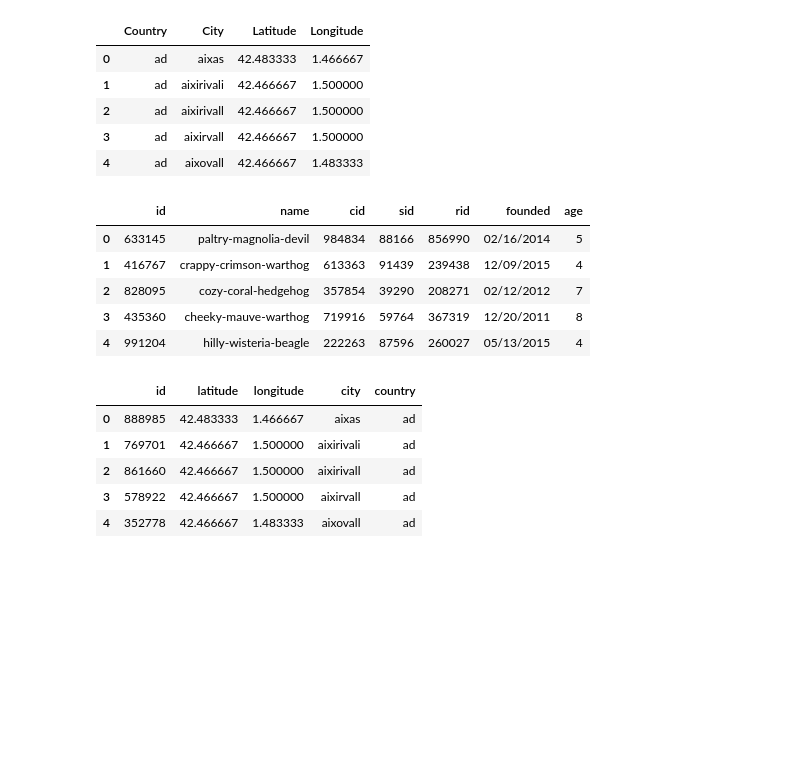
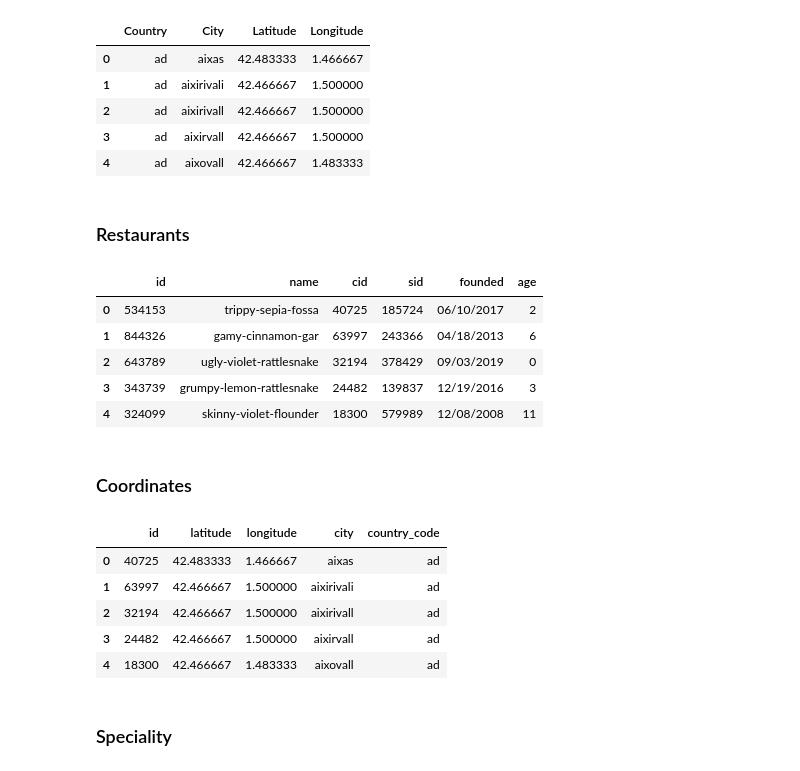
Before and after one commit to evsantor/data_minig, a Jupyter notebook: data_mining_2.ipynb, the cells around one changed output. Cells and saved outputs as stored; diff of their text form; code cells hidden in the pictures; blank space fills up the shorter version.

```diff
--- a/data_mining_2.ipynb
+++ b/data_mining_2.ipynb
@@ -59,46 +59,51 @@ df_lat.head(5)
 | 2 | ad | aixirivall | 42.466667 | 1.500000 |
 | 3 | ad | aixirvall | 42.466667 | 1.500000 |
 | 4 | ad | aixovall | 42.466667 | 1.483333 |
+# %% [markdown]
+### Restaurants
 # %%
-restaurant_df = pd.DataFrame(columns=['id', 'name', 'cid', 'sid', 'rid', 'founded', 'age'])
+restaurant_df = pd.DataFrame(columns=['id', 'name', 'cid', 'sid', 'founded', 'age'])
 
 
 for i in range(df_lat.shape[0]):
     r_date = random_date("01/01/2008", "12/31/2019", random.random())
 
     restaurant_df.loc[i] = [np.random.randint(100000, 999999),
                                    namegenerator.gen(),
-                                   np.random.randint(100000, 999999),
                                    np.random.randint(10000, 99999),
                                    np.random.randint(100000, 999999),
                                    r_date,
                                    int(str(datetime.today())[:4]) - int(r_date[6:])]
 restaurant_df.head(5)
 # %% [output]
-|  | id | name | cid | sid | rid | founded | age |
-| 0 | 633145 | paltry-magnolia-devil | 984834 | 88166 | 856990 | 02/16/2014 | 5 |
-| 1 | 416767 | crappy-crimson-warthog | 613363 | 91439 | 239438 | 12/09/2015 | 4 |
-| 2 | 828095 | cozy-coral-hedgehog | 357854 | 39290 | 208271 | 02/12/2012 | 7 |
-| 3 | 435360 | cheeky-mauve-warthog | 719916 | 59764 | 367319 | 12/20/2011 | 8 |
-| 4 | 991204 | hilly-wisteria-beagle | 222263 | 87596 | 260027 | 05/13/2015 | 4 |
+|  | id | name | cid | sid | founded | age |
+| 0 | 534153 | trippy-sepia-fossa | 40725 | 185724 | 06/10/2017 | 2 |
+| 1 | 844326 | gamy-cinnamon-gar | 63997 | 243366 | 04/18/2013 | 6 |
+| 2 | 643789 | ugly-violet-rattlesnake | 32194 | 378429 | 09/03/2019 | 0 |
+| 3 | 343739 | grumpy-lemon-rattlesnake | 24482 | 139837 | 12/19/2016 | 3 |
+| 4 | 324099 | skinny-violet-flounder | 18300 | 579989 | 12/08/2008 | 11 |
+# %% [markdown]
+### Coordinates
 # %%
-coordinates = pd.DataFrame(columns = ['id', 'latitude', 'longitude', 'city', 'country'])
+coordinates_df = pd.DataFrame(columns = ['id', 'latitude', 'longitude', 'city', 'country_code'])
 
-coordinates['id'] = restaurant_df['cid']
+coordinates_df['id'] = restaurant_df['cid']
 df_ll = get_latitude_longititude()[:100]
-coordinates['latitude'] = df_ll['Latitude']
-coordinates['longitude'] = df_ll['Longitude']
-coordinates['city'] = df_ll['City']
-coordinates['country'] = df_ll['Country']
+coordinates_df['latitude'] = df_ll['Latitude']
+coordinates_df['longitude'] = df_ll['Longitude']
+coordinates_df['city'] = df_ll['City']
+coordinates_df['country_code'] = df_ll['Country']
 
-coordinates.head(5)
+coordinates_df.head(5)
 # %% [output]
-|  | id | latitude | longitude | city | country |
-| 0 | 888985 | 42.483333 | 1.466667 | aixas | ad |
-| 1 | 769701 | 42.466667 | 1.500000 | aixirivali | ad |
-| 2 | 861660 | 42.466667 | 1.500000 | aixirivall | ad |
-| 3 | 578922 | 42.466667 | 1.500000 | aixirvall | ad |
-| 4 | 352778 | 42.466667 | 1.483333 | aixovall | ad |
+|  | id | latitude | longitude | city | country_code |
+| 0 | 40725 | 42.483333 | 1.466667 | aixas | ad |
+| 1 | 63997 | 42.466667 | 1.500000 | aixirivali | ad |
+| 2 | 32194 | 42.466667 | 1.500000 | aixirivall | ad |
+| 3 | 24482 | 42.466667 | 1.500000 | aixirvall | ad |
+| 4 | 18300 | 42.466667 | 1.483333 | aixovall | ad |
+# %% [markdown]
+### Speciality
 # %%
 speciality_df = pd.DataFrame(columns = [ 'id', 'name', 'calories', 'price', 'cuisine_name', 'is_vegan',
                                         'is_gluten_free', 'is_lactose_free'])
```
Also changed, not shown: parts of 24 cells of this notebook.
